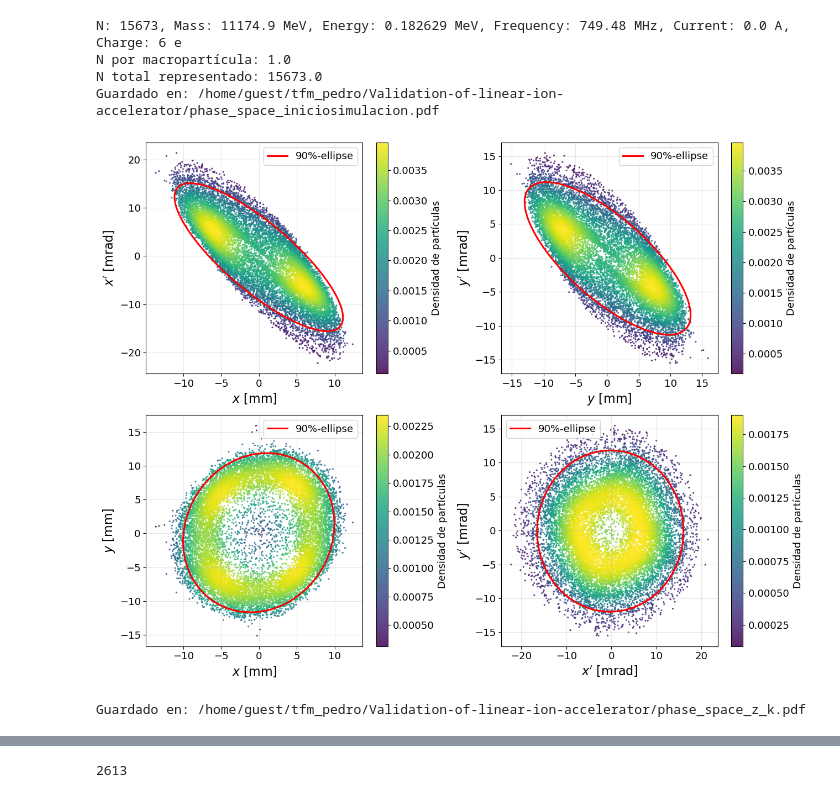
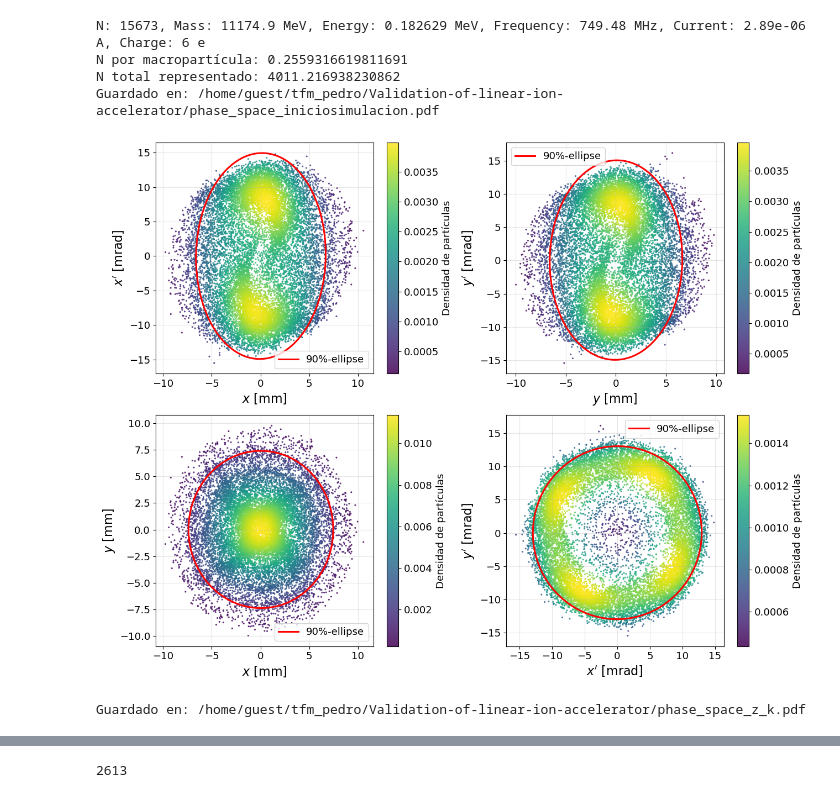
Before and after one commit to psolmor/Validation-of-linear-ion-accelerator, a Jupyter notebook: initial_bunch.ipynb, the cells around one changed output, grey strips where cells are left out. Cells and saved outputs as stored; diff of their text form; code cells hidden in the pictures.

```diff
--- a/initial_bunch.ipynb
+++ b/initial_bunch.ipynb
@@ -279,31 +300,31 @@ def plot_z_k_phase_space(
 # %%
-B0T = parser_volume("inputs/beam_outDipole_12C6+.txt")
+B0T = parser_volume("inputs/inputPK_lebt_12C6+_2.89uA.txt")
 M0T = B0T.get_phase_space("%X %xp %Y %yp %Z %K")
 
 x  = M0T[:,0]
 xp = M0T[:,1]
 y  = M0T[:,2]
 yp = M0T[:,3]
 z  = M0T[:,4]
 k  = M0T[:,5]
 
 plot_phase_space_4panel(
     x=x,
     xp=xp,
     y=y,
     yp=yp,
     filename="phase_space_iniciosimulacion",
 )
 
 plot_z_k_phase_space(
     z,
     k,
     filename="phase_space_z_k"
 )
 # %% [output]
-N: 15673, Mass: 11174.9 MeV, Energy: 0.182629 MeV, Frequency: 749.48 MHz, Current: 0.0 A, Charge: 6 e
-N por macropartícula: 1.0
-N total representado: 15673.0
+N: 15673, Mass: 11174.9 MeV, Energy: 0.182629 MeV, Frequency: 749.48 MHz, Current: 2.89e-06 A, Charge: 6 e
+N por macropartícula: 0.2559316619811691
+N total representado: 4011.216938230862
 Guardado en: /home/guest/tfm_pedro/Validation-of-linear-ion-accelerator/phase_space_iniciosimulacion.pdf
-[figure, old version]
+[figure, new version]
 Guardado en: /home/guest/tfm_pedro/Validation-of-linear-ion-accelerator/phase_space_z_k.pdf
```
Also changed, not shown: parts of 2 cells of this notebook, 17 other files.
